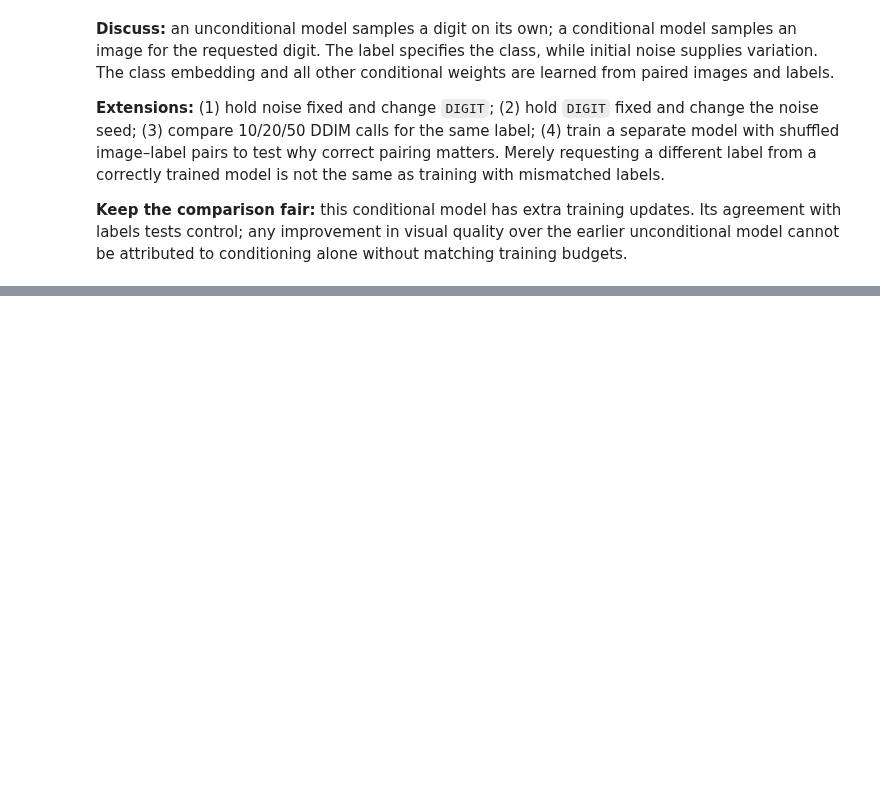
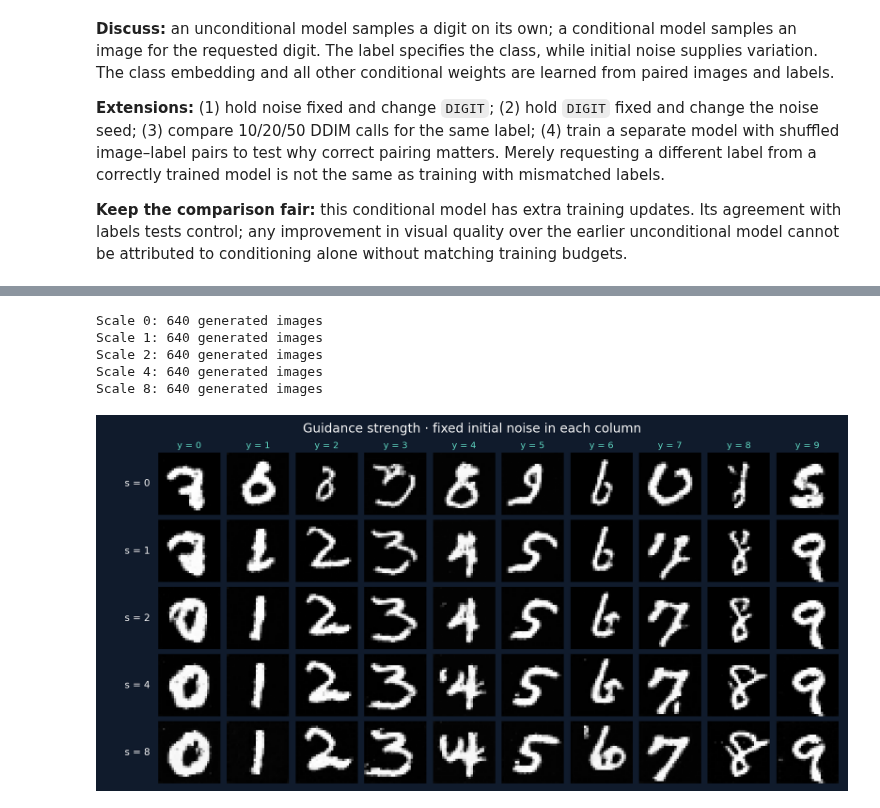
Before and after one commit to r-isachenko/2026-DGM-MIPT-YSDA-course, a Jupyter notebook: seminars/seminar7/seminar7_ddpm_mnist.ipynb, the cells around one changed output, grey strips where cells are left out. Drawn from its saved outputs; the diff is of its cells as text; code cells hidden in the pictures; blank space fills up the shorter version.

```diff
--- a/seminars/seminar7/seminar7_ddpm_mnist.ipynb
+++ b/seminars/seminar7/seminar7_ddpm_mnist.ipynb
@@ -810,0 +992,33 @@ Passed: label influence, embedding gradients, conditional DDIM repeatability.
+# %%
+CFG_SCALES=[0.,1.,2.,4.,8.]
+CFG_SAMPLING_STEPS=50
+CFG_PER_DIGIT=64
+CFG_SAMPLE_BATCH=64
+cfg_sample_rng=torch.Generator().manual_seed(20261107)
+cfg_requested=torch.arange(10).repeat_interleave(CFG_PER_DIGIT)
+cfg_start=torch.randn((len(cfg_requested),1,28,28),generator=cfg_sample_rng)
+cfg_samples={}
+for scale in CFG_SCALES:
+    chunks=[]
+    for noise,labels in zip(cfg_start.split(CFG_SAMPLE_BATCH),cfg_requested.split(CFG_SAMPLE_BATCH)):
+        images,_,_,_=sample(GuidedNoise(cfg_ema,scale),noise.to(device),"ddim",CFG_SAMPLING_STEPS,
+                           class_labels=labels.to(device))
+        chunks.append(images)
+    cfg_samples[scale]=torch.cat(chunks)
+    print(f"Scale {scale:g}: {len(cfg_samples[scale])} generated images")
+
+fig,axes=plt.subplots(len(CFG_SCALES),10,figsize=(14,7),facecolor="#101b2c")
+for row,scale in enumerate(CFG_SCALES):
+    for digit,ax in enumerate(axes[row]):
+        ax.imshow(cfg_samples[scale][digit*CFG_PER_DIGIT,0],cmap="gray",vmin=-1,vmax=1);ax.axis("off")
+        if row==0:ax.set_title(f"y = {digit}",color="#61dac5",fontsize=12)
+    axes[row,0].text(-.13,.5,f"s = {scale:g}",transform=axes[row,0].transAxes,ha="right",va="center",color="white",fontsize=13)
+fig.suptitle("Guidance strength · fixed initial noise in each column",color="white",fontsize=17)
+fig.subplots_adjust(left=.08,right=.99,top=.90,bottom=.02,hspace=.08,wspace=.04);plt.show()
+# %% [output]
+Scale 0: 640 generated images
+Scale 1: 640 generated images
+Scale 2: 640 generated images
+Scale 4: 640 generated images
+Scale 8: 640 generated images
+[figure, added]
```
Also changed, not shown: parts of 14 cells of this notebook, 1 other file.
